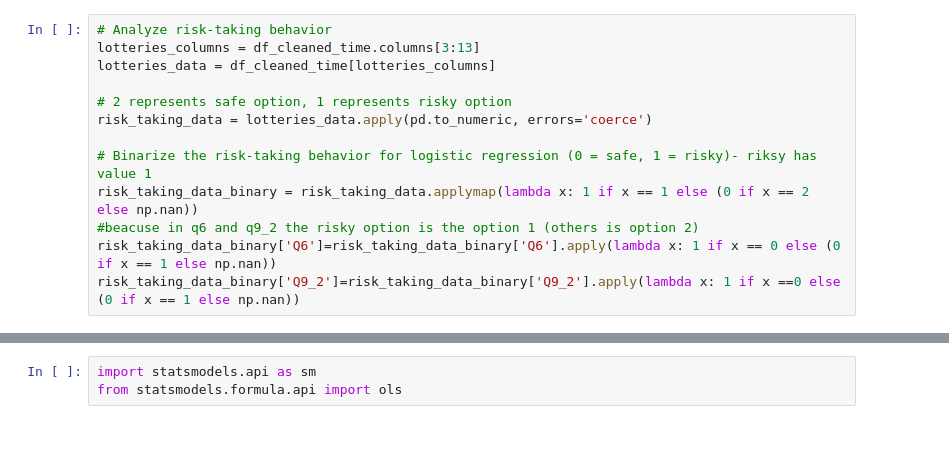
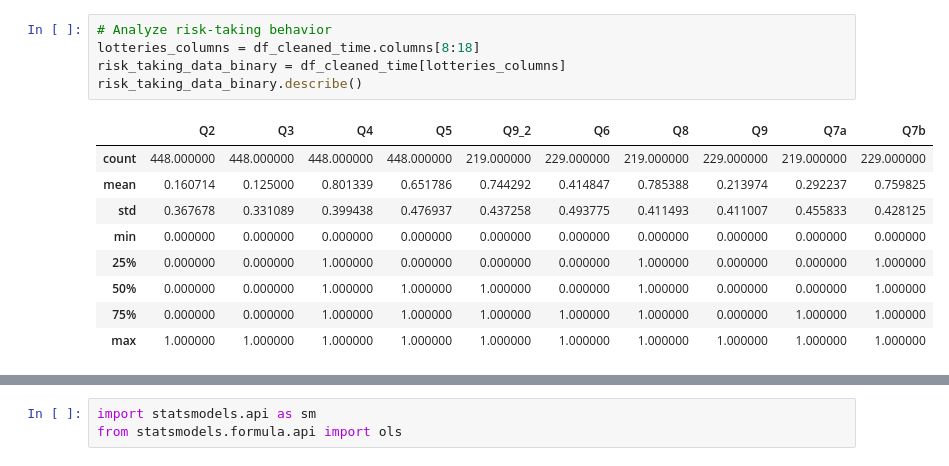
Before and after one commit to MBrigita/the-influence-of-social-media-on-cognitive-control-and-risk-taking, a Jupyter notebook: analysis2.ipynb, the cells around one changed output, grey strips where cells are left out. Drawn from its saved outputs; the diff is of its cells as text; blank space fills up the shorter version.

```diff
--- a/analysis2.ipynb
+++ b/analysis2.ipynb
@@ -120,13 +83,15 @@ Name: difference, dtype: float64
-# %%
-# Analyze risk-taking behavior
-lotteries_columns = df_cleaned_time.columns[3:13]
-lotteries_data = df_cleaned_time[lotteries_columns]
-
-# 2 represents safe option, 1 represents risky option
-risk_taking_data = lotteries_data.apply(pd.to_numeric, errors='coerce')
-
-# Binarize the risk-taking behavior for logistic regression (0 = safe, 1 = risky)- riksy has value 1
-risk_taking_data_binary = risk_taking_data.applymap(lambda x: 1 if x == 1 else (0 if x == 2 else np.nan))
-#beacuse in q6 and q9_2 the risky option is the option 1 (others is option 2)
-risk_taking_data_binary['Q6']=risk_taking_data_binary['Q6'].apply(lambda x: 1 if x == 0 else (0 if x == 1 else np.nan))
-risk_taking_data_binary['Q9_2']=risk_taking_data_binary['Q9_2'].apply(lambda x: 1 if x ==0 else (0 if x == 1 else np.nan))
+# %%
+# Analyze risk-taking behavior
+lotteries_columns = df_cleaned_time.columns[8:18]
+risk_taking_data_binary = df_cleaned_time[lotteries_columns]
+risk_taking_data_binary.describe()
+# %% [output]
+|  | Q2 | Q3 | Q4 | Q5 | Q9_2 | Q6 | Q8 | Q9 | Q7a | Q7b |
+| count | 448.000000 | 448.000000 | 448.000000 | 448.000000 | 219.000000 | 229.000000 | 219.000000 | 229.000000 | 219.000000 | 229.000000 |
+| mean | 0.160714 | 0.125000 | 0.801339 | 0.651786 | 0.744292 | 0.414847 | 0.785388 | 0.213974 | 0.292237 | 0.759825 |
+| std | 0.367678 | 0.331089 | 0.399438 | 0.476937 | 0.437258 | 0.493775 | 0.411493 | 0.411007 | 0.455833 | 0.428125 |
+| min | 0.000000 | 0.000000 | 0.000000 | 0.000000 | 0.000000 | 0.000000 | 0.000000 | 0.000000 | 0.000000 | 0.000000 |
+| 25% | 0.000000 | 0.000000 | 1.000000 | 0.000000 | 0.000000 | 0.000000 | 1.000000 | 0.000000 | 0.000000 | 1.000000 |
+| 50% | 0.000000 | 0.000000 | 1.000000 | 1.000000 | 1.000000 | 0.000000 | 1.000000 | 0.000000 | 0.000000 | 1.000000 |
+| 75% | 0.000000 | 0.000000 | 1.000000 | 1.000000 | 1.000000 | 1.000000 | 1.000000 | 0.000000 | 1.000000 | 1.000000 |
+| max | 1.000000 | 1.000000 | 1.000000 | 1.000000 | 1.000000 | 1.000000 | 1.000000 | 1.000000 | 1.000000 | 1.000000 |
```
Also changed, not shown: parts of 23 cells of this notebook, 3 other files.
